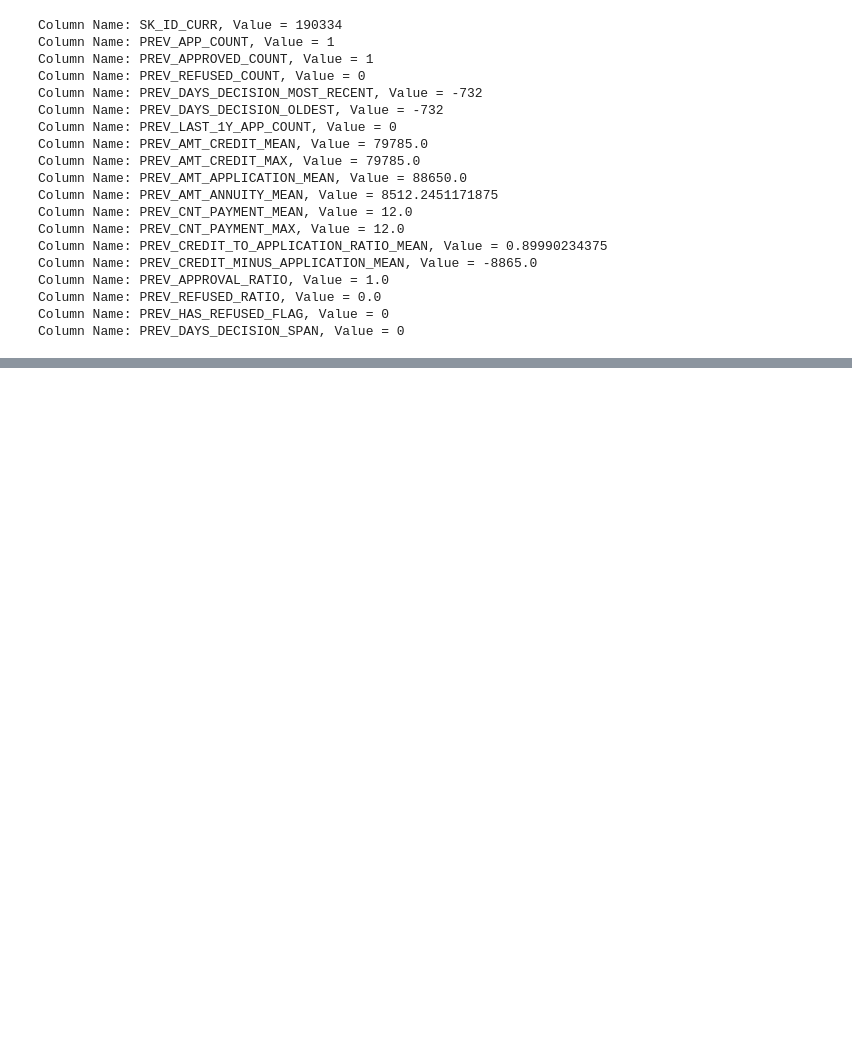
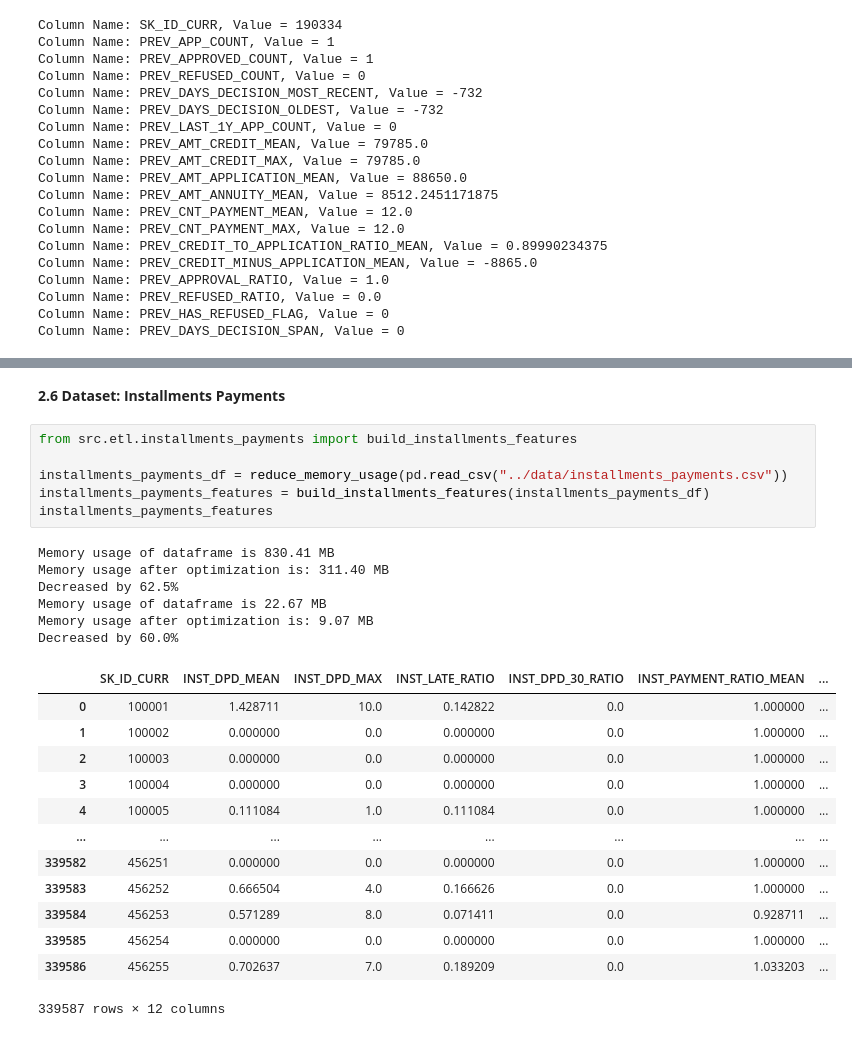
Before and after one commit to h90a00l/home_credit_default_risk_mle, a Jupyter notebook: notebooks/exploratory_data_analysis.ipynb, the cells around one changed output, grey strips where cells are left out. Cells and saved outputs as stored; diff of their text form; blank space fills up the shorter version.

```diff
--- a/notebooks/exploratory_data_analysis.ipynb
+++ b/notebooks/exploratory_data_analysis.ipynb
@@ -367,0 +413,28 @@ Column Name: PREV_DAYS_DECISION_SPAN, Value = 0
+# %% [markdown]
+**2.6 Dataset: Installments Payments**
+# %%
+from src.etl.installments_payments import build_installments_features
+
+installments_payments_df = reduce_memory_usage(pd.read_csv("../data/installments_payments.csv"))
+installments_payments_features = build_installments_features(installments_payments_df)
+installments_payments_features
+# %% [output]
+Memory usage of dataframe is 830.41 MB
+Memory usage after optimization is: 311.40 MB
+Decreased by 62.5%
+Memory usage of dataframe is 22.67 MB
+Memory usage after optimization is: 9.07 MB
+Decreased by 60.0%
+|  | SK_ID_CURR | INST_DPD_MEAN | INST_DPD_MAX | INST_LATE_RATIO | INST_DPD_30_RATIO | INST_PAYMENT_RATIO_MEAN | ... |
+| 0 | 100001 | 1.428711 | 10.0 | 0.142822 | 0.0 | 1.000000 | ... |
+| 1 | 100002 | 0.000000 | 0.0 | 0.000000 | 0.0 | 1.000000 | ... |
+| 2 | 100003 | 0.000000 | 0.0 | 0.000000 | 0.0 | 1.000000 | ... |
+| 3 | 100004 | 0.000000 | 0.0 | 0.000000 | 0.0 | 1.000000 | ... |
+| 4 | 100005 | 0.111084 | 1.0 | 0.111084 | 0.0 | 1.000000 | ... |
+| ... | ... | ... | ... | ... | ... | ... | ... |
+| 339582 | 456251 | 0.000000 | 0.0 | 0.000000 | 0.0 | 1.000000 | ... |
+| 339583 | 456252 | 0.666504 | 4.0 | 0.166626 | 0.0 | 1.000000 | ... |
+| 339584 | 456253 | 0.571289 | 8.0 | 0.071411 | 0.0 | 0.928711 | ... |
+| 339585 | 456254 | 0.000000 | 0.0 | 0.000000 | 0.0 | 1.000000 | ... |
+| 339586 | 456255 | 0.702637 | 7.0 | 0.189209 | 0.0 | 1.033203 | ... |
+339587 rows × 12 columns
```
Also changed, not shown: parts of 5 cells of this notebook, 4 other files.
